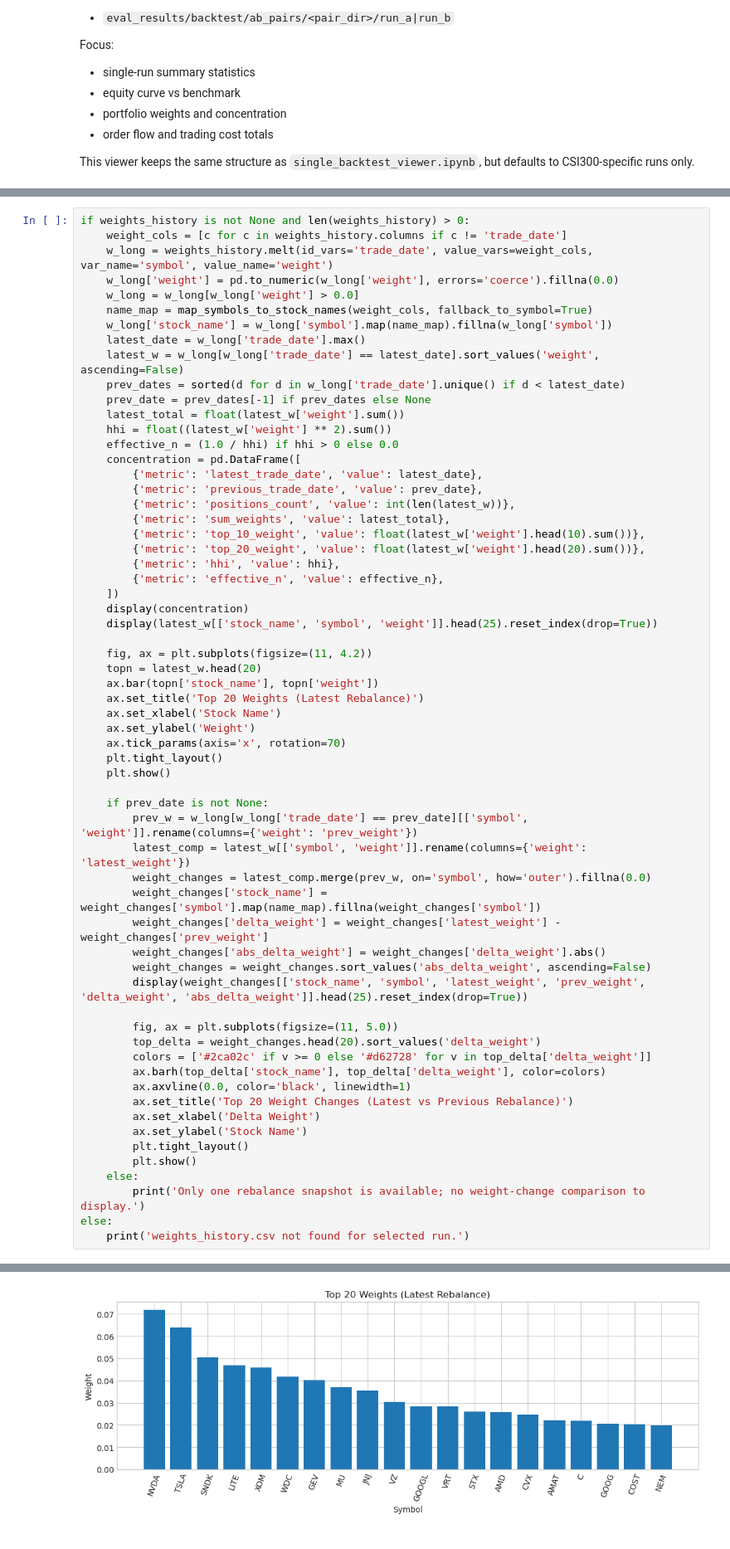
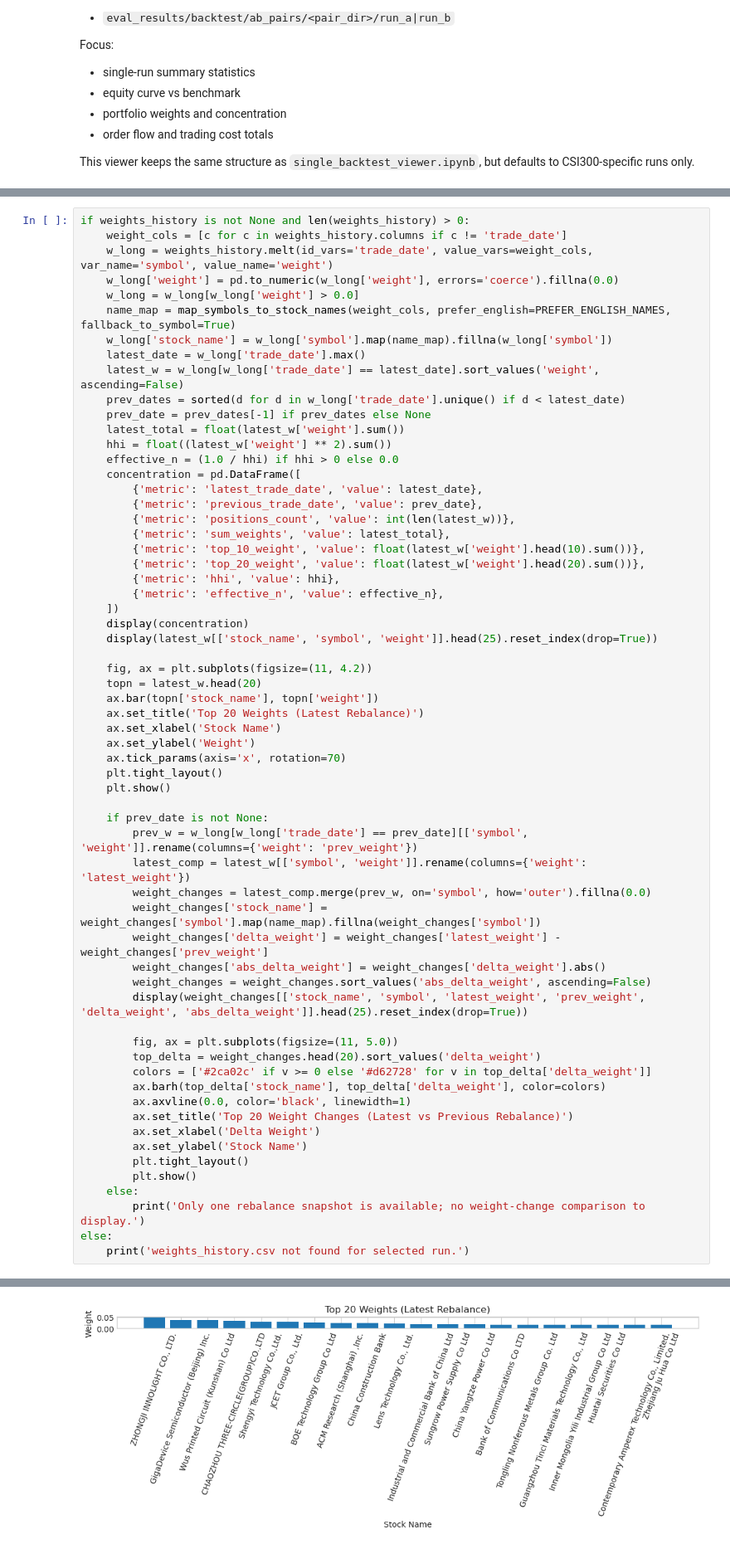
Before and after one commit to Rocketbull/TradingAgents, a Jupyter notebook: notebooks/csi300_single_backtest_viewer.ipynb, the cells around one changed output, grey strips where cells are left out. Shown at 83% size. Drawn from its saved outputs; the diff is of its cells as text.

```diff
--- a/notebooks/csi300_single_backtest_viewer.ipynb
+++ b/notebooks/csi300_single_backtest_viewer.ipynb
@@ -272,7 +328,7 @@ if weights_history is not None and len(weights_history) > 0:
     w_long = weights_history.melt(id_vars='trade_date', value_vars=weight_cols, var_name='symbol', value_name='weight')
     w_long['weight'] = pd.to_numeric(w_long['weight'], errors='coerce').fillna(0.0)
     w_long = w_long[w_long['weight'] > 0.0]
-    name_map = map_symbols_to_stock_names(weight_cols, fallback_to_symbol=True)
+    name_map = map_symbols_to_stock_names(weight_cols, prefer_english=PREFER_ENGLISH_NAMES, fallback_to_symbol=True)
     w_long['stock_name'] = w_long['symbol'].map(name_map).fillna(w_long['symbol'])
     latest_date = w_long['trade_date'].max()
     latest_w = w_long[w_long['trade_date'] == latest_date].sort_values('weight', ascending=False)
@@ -357 +414 @@ else:
-[figure, old version]
+[figure, new version]
```
Also changed, not shown: parts of 9 cells of this notebook, 41 other files.
